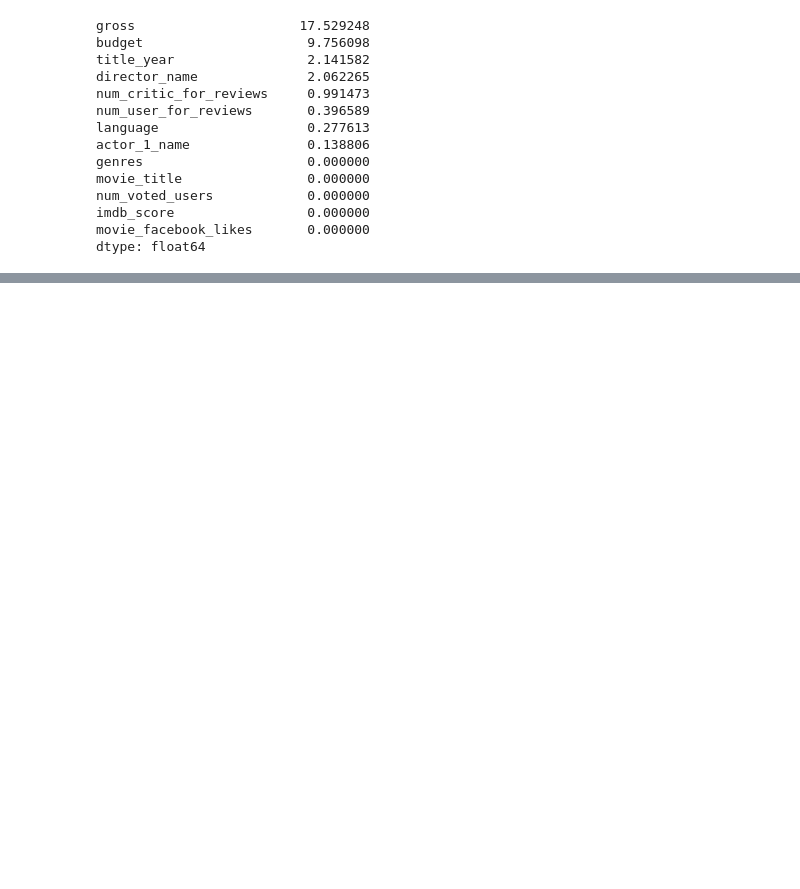
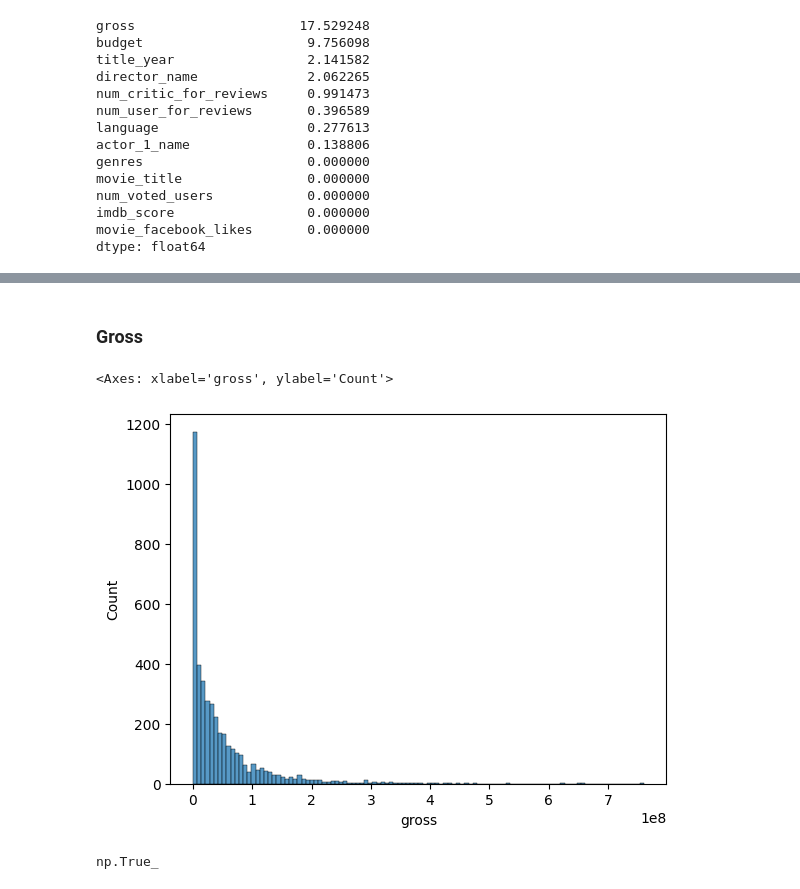
Before and after one commit to rbennum/data-wrangling-lesson, a Jupyter notebook: week-6/week-6.ipynb, the cells around one changed output, grey strips where cells are left out. Drawn from its saved outputs; the diff is of its cells as text; code cells hidden in the pictures; blank space fills up the shorter version.

Commit message:
feat: finished week-6 data cleansing

```diff
--- a/week-6/week-6.ipynb
+++ b/week-6/week-6.ipynb
@@ -109,0 +138,18 @@ memory usage: 512.3+ KB
+# %% [markdown]
+### Gross
+# %%
+# histogram for plotting gross
+
+sns.histplot(data=movies, x="gross")
+# %% [output]
+<Axes: xlabel='gross', ylabel='Count'>
+[figure, added]
+# %%
+# since the gross column has skewed distribution (a negative one), then we impute
+# the missing value with its median
+movies.gross = movies.gross.fillna(movies.gross.median())
+
+# check if there's  any null value
+movies.gross.notna().all()
+# %% [output]
+np.True_
```
Also changed, not shown: parts of 32 cells of this notebook, 2 other files.
